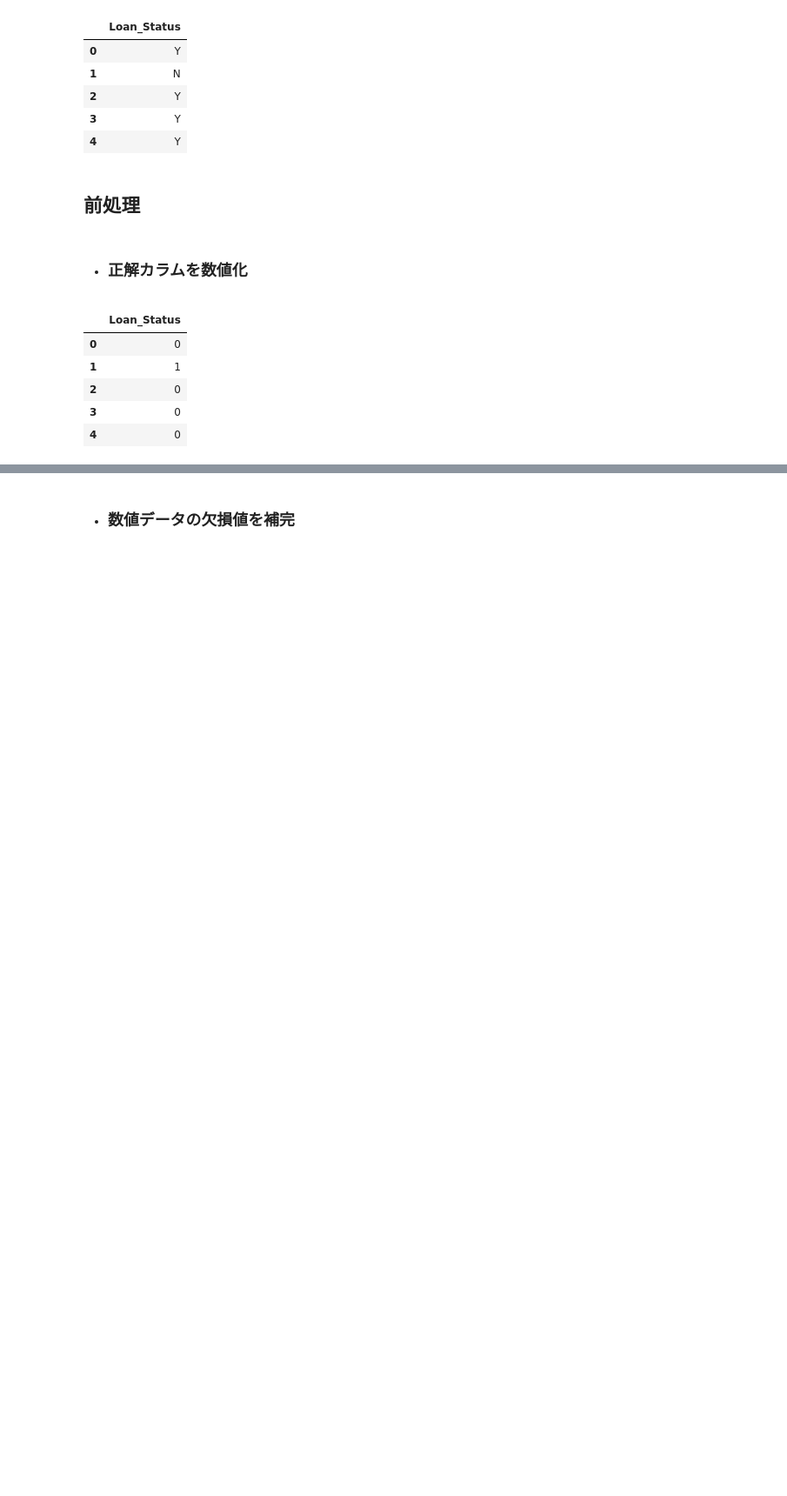
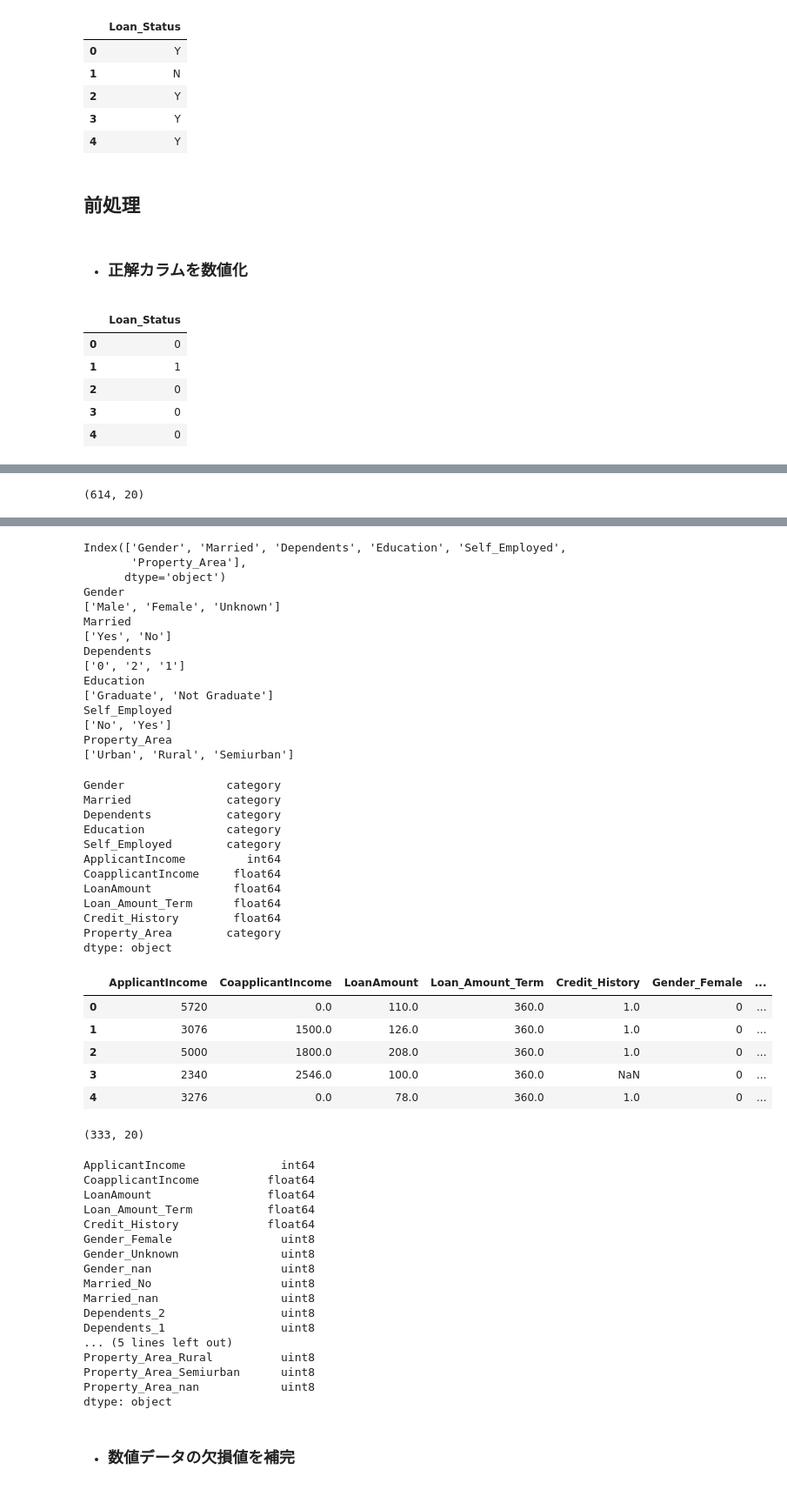
Before and after one commit to takuyaamamo/AIjobMachineLearning, a Jupyter notebook: MyDataRobot.ipynb, the cells around one changed output, grey strips where cells are left out. Shown at 87% size. Cells and saved outputs as stored; diff of their text form; code cells hidden in the pictures; blank space fills up the shorter version.

```diff
--- a/MyDataRobot.ipynb
+++ b/MyDataRobot.ipynb
@@ -186,0 +162,28 @@ y = binarization(y,'Loan_Status', 'Y', 'N')
+# %%
+# ダミー化の自動化
+def dummy(X, column_dtypes='object'):
+
+    columns = X.select_dtypes(include=[column_dtypes]).columns
+    print(columns)
+
+    # カテゴリカルデータへ変換
+    for column in columns:
+        # nanを除いた重複のないデータを抽出している
+        print(column),
+        print(X[column].value_counts().index.tolist())
+        # カテゴリカルデータ化
+        X[column] = pd.Categorical(X[column], categories=X[column].value_counts().index.tolist(), ordered=False)
+
+    display(X.dtypes)
+
+    # get_dummies()関数を利用してダミー化,dummy_na=Trueの引数を与える。
+    X = pd.get_dummies(X, columns=columns, dummy_na=True, drop_first=True)
+    display(X.head())
+    display(X.shape)
+    display(X.dtypes)
+
+    return X
+
+X = dummy(X, 'object')
+X_score = dummy(df_score, 'object')
+# %% [output]
@@ -186,0 +223 @@ y = binarization(y,'Loan_Status', 'Y', 'N')
+(614, 20)
@@ -187,2 +241,53 @@ y = binarization(y,'Loan_Status', 'Y', 'N')
+Index(['Gender', 'Married', 'Dependents', 'Education', 'Self_Employed',
+       'Property_Area'],
+      dtype='object')
+Gender
+['Male', 'Female', 'Unknown']
+Married
+['Yes', 'No']
+Dependents
+['0', '2', '1']
+Education
+['Graduate', 'Not Graduate']
+Self_Employed
+['No', 'Yes']
+Property_Area
+['Urban', 'Rural', 'Semiurban']
+Gender               category
+Married              category
+Dependents           category
+Education            category
+Self_Employed        category
+ApplicantIncome         int64
+CoapplicantIncome     float64
+LoanAmount            float64
+Loan_Amount_Term      float64
+Credit_History        float64
+Property_Area        category
+dtype: object
+|  | ApplicantIncome | CoapplicantIncome | LoanAmount | Loan_Amount_Term | Credit_History | Gender_Female | ... |
+| 0 | 5720 | 0.0 | 110.0 | 360.0 | 1.0 | 0 | ... |
+| 1 | 3076 | 1500.0 | 126.0 | 360.0 | 1.0 | 0 | ... |
+| 2 | 5000 | 1800.0 | 208.0 | 360.0 | 1.0 | 0 | ... |
+| 3 | 2340 | 2546.0 | 100.0 | 360.0 | NaN | 0 | ... |
+| 4 | 3276 | 0.0 | 78.0 | 360.0 | 1.0 | 0 | ... |
+(333, 20)
+ApplicantIncome              int64
+CoapplicantIncome          float64
+LoanAmount                 float64
+Loan_Amount_Term           float64
+Credit_History             float64
+Gender_Female                uint8
+Gender_Unknown               uint8
+Gender_nan                   uint8
+Married_No                   uint8
+Married_nan                  uint8
+Dependents_2                 uint8
+Dependents_1                 uint8
+... (5 lines left out)
+Property_Area_Rural          uint8
+Property_Area_Semiurban      uint8
+Property_Area_nan            uint8
+dtype: object
 # %% [markdown]
 - ### 数値データの欠損値を補完
```
Also changed, not shown: parts of 21 cells of this notebook.
